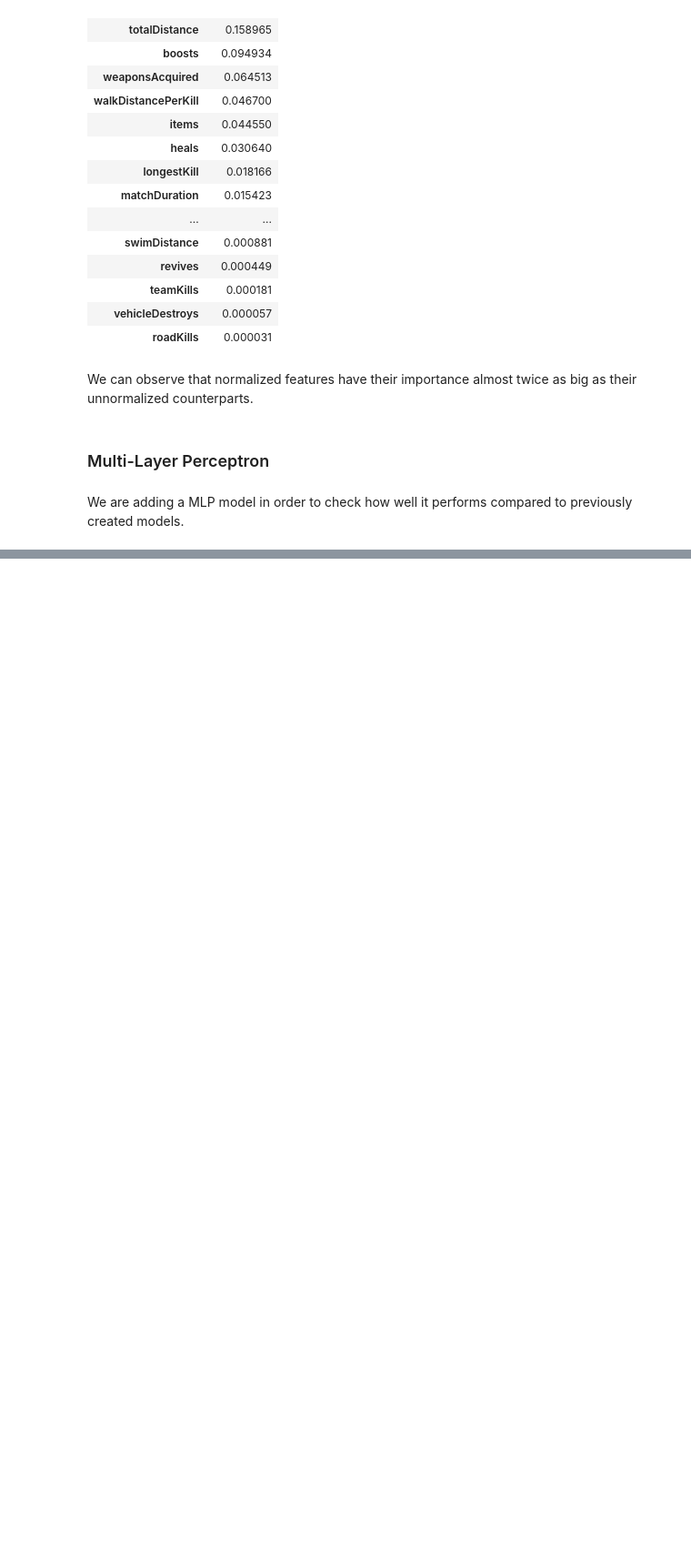
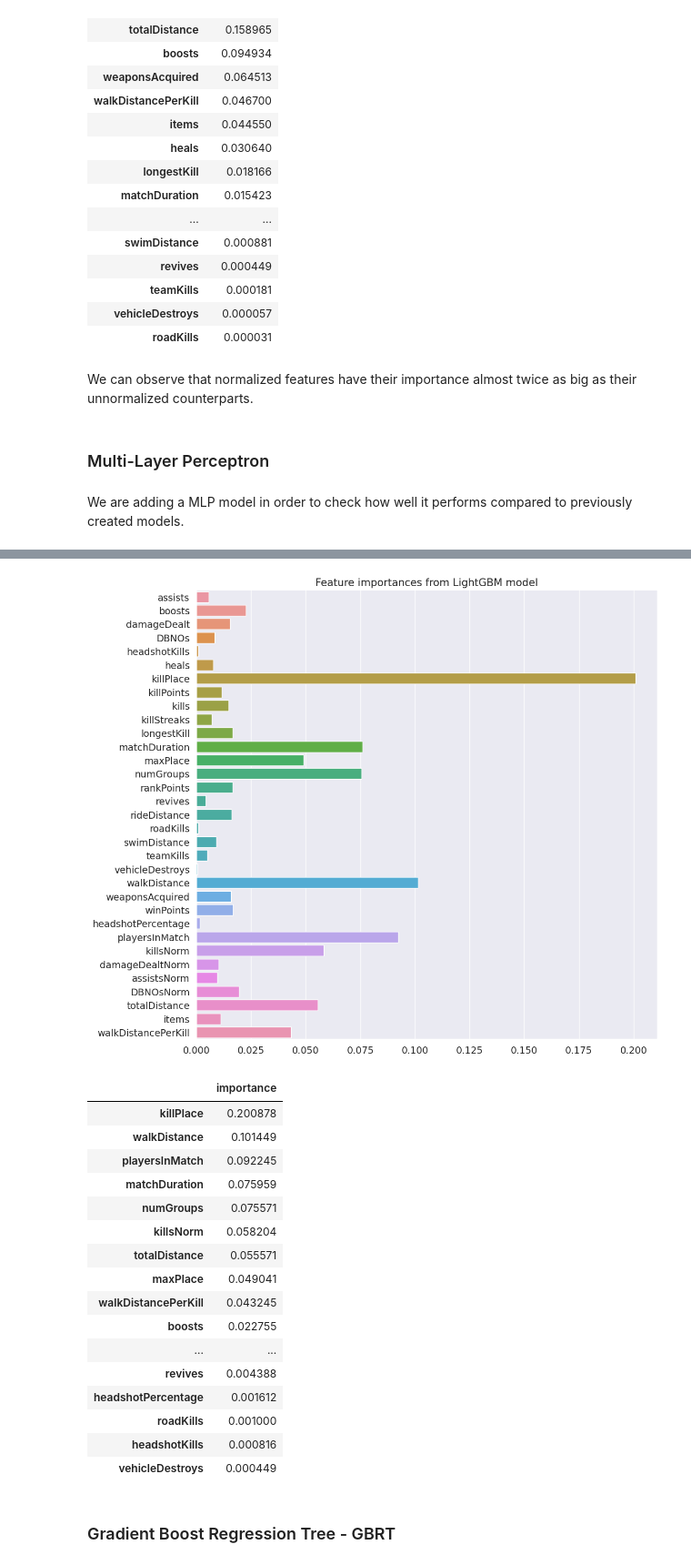
Before and after one commit to SzyMan1337/PUBG-Finish-Placement-Prediction, a Jupyter notebook: DataAnalysis.ipynb, the cells around one changed output, grey strips where cells are left out. Shown at 91% size. Drawn from its saved outputs; the diff is of its cells as text; code cells hidden in the pictures; blank space fills up the shorter version.

```diff
--- a/DataAnalysis.ipynb
+++ b/DataAnalysis.ipynb
@@ -524,7 +526,7 @@ colsNorm = ['killsNorm','damageDealtNorm','assistsNorm','DBNOsNorm']
 colsNoNorm = ['kills', 'damageDealt','assists', 'DBNOs']
 # %%
 def scoreMetrices(true,predicted):
-      return mean_squared_error(true,predicted)
+      return (mean_squared_error(true,predicted),)
 # %%
 def tryDataLinear(data):
     random.seed(42)
@@ -683,0 +745,3 @@ The MSE value is comparable to Random Forrest Regressor error value. We also che
+# %%
+err, importances = tryDataLGBM(df)
+print("ERR: %f" % err)
@@ -683,0 +766,29 @@ The MSE value is comparable to Random Forrest Regressor error value. We also che
+# %%
+LGBM_importances = pd.DataFrame(importances, index = list(df.drop(['winPlacePerc']+colsToDrop,axis=1).columns),columns=["importance"])
+
+plt.figure(figsize=(12,12))
+ax = sns.barplot(y =list(df.drop(['winPlacePerc']+colsToDrop,axis=1).columns), x = importances)
+plt.title('Feature importances from LightGBM model')
+plt.show()
+LGBM_importances.sort_values(by=['importance'],ascending=False)
+# %% [output]
+[figure, added]
+|  | importance |
+| killPlace | 0.200878 |
+| walkDistance | 0.101449 |
+| playersInMatch | 0.092245 |
+| matchDuration | 0.075959 |
+| numGroups | 0.075571 |
+| killsNorm | 0.058204 |
+| totalDistance | 0.055571 |
+| maxPlace | 0.049041 |
+| walkDistancePerKill | 0.043245 |
+| boosts | 0.022755 |
+| ... | ... |
+| revives | 0.004388 |
+| headshotPercentage | 0.001612 |
+| roadKills | 0.001000 |
+| headshotKills | 0.000816 |
+| vehicleDestroys | 0.000449 |
+# %% [markdown]
+###  Gradient Boost Regression Tree - GBRT
```
Also changed, not shown: parts of 153 cells of this notebook, 2 other files.
